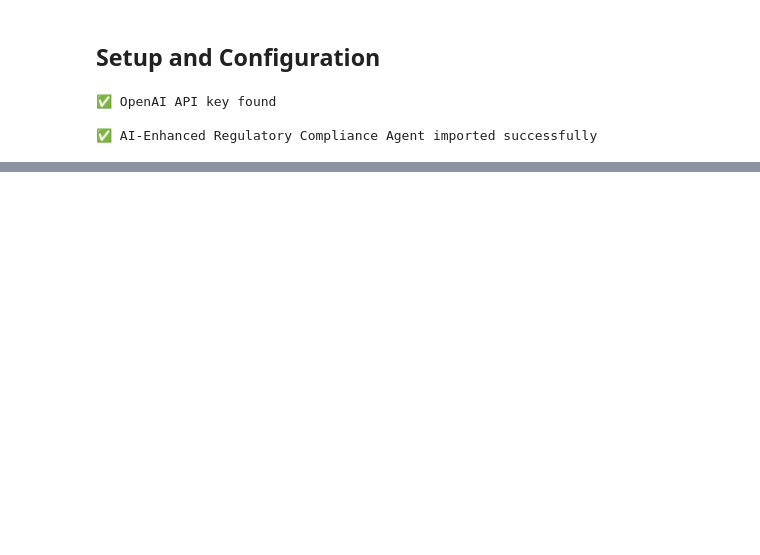
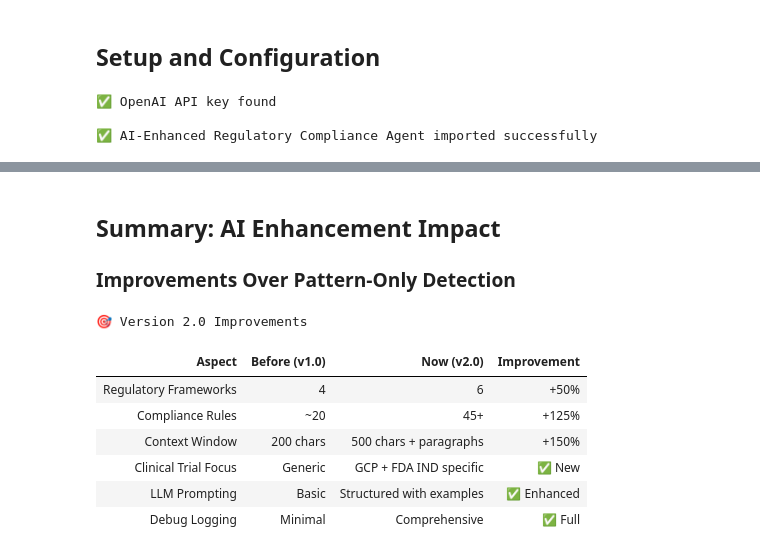
Before and after one commit to jmjlacosta/a2a-template, a Jupyter notebook: regulatory_compliance_demo.ipynb, the cells around one changed output, grey strips where cells are left out. Drawn from its saved outputs; the diff is of its cells as text; code cells hidden in the pictures; blank space fills up the shorter version.

```diff
--- a/regulatory_compliance_demo.ipynb
+++ b/regulatory_compliance_demo.ipynb
@@ -1785,0 +784,80 @@ Deploy on HealthUniverse or any A2A-compliant platform for automated, intelligen
+# %% [markdown]
+## Summary: AI Enhancement Impact
+
+### Improvements Over Pattern-Only Detection
+# %%
+display(HTML("""
+<div style="background-color: #f8f9fa; padding: 20px; border-radius: 10px;">
+    <h3 style="color: #2c3e50;">🎯 Version 2.0 Improvements</h3>
+
+    <table style="width: 100%; border-collapse: collapse; margin-top: 20px;">
+        <thead>
+            <tr style="background-color: #4169e1; color: white;">
+                <th style="padding: 10px; text-align: left;">Aspect</th>
+                <th style="padding: 10px; text-align: center;">Before (v1.0)</th>
+                <th style="padding: 10px; text-align: center;">Now (v2.0)</th>
+                <th style="padding: 10px; text-align: center;">Improvement</th>
+            </tr>
+        </thead>
+        <tbody>
+            <tr style="background-color: white;">
+                <td style="padding: 10px; border: 1px solid #ddd;">Regulatory Frameworks</td>
+                <td style="padding: 10px; border: 1px solid #ddd; text-align: center;">4</td>
+                <td style="padding: 10px; border: 1px solid #ddd; text-align: center; color: green;">6</td>
+                <td style="padding: 10px; border: 1px solid #ddd; text-align: center; font-weight: bold;">+50%</td>
+            </tr>
+            <tr style="background-color: #f8f9fa;">
+                <td style="padding: 10px; border: 1px solid #ddd;">Compliance Rules</td>
+                <td style="padding: 10px; border: 1px solid #ddd; text-align: center;">~20</td>
+                <td style="padding: 10px; border: 1px solid #ddd; text-align: center; color: green;">45+</td>
+                <td style="padding: 10px; border: 1px solid #ddd; text-align: center; font-weight: bold;">+125%</td>
+            </tr>
+            <tr style="background-color: white;">
+                <td style="padding: 10px; border: 1px solid #ddd;">Context Window</td>
+                <td style="padding: 10px; border: 1px solid #ddd; text-align: center;">200 chars</td>
+                <td style="padding: 10px; border: 1px solid #ddd; text-align: center; color: green;">500 chars + paragraphs</td>
+                <td style="padding: 10px; border: 1px solid #ddd; text-align: center; font-weight: bold;">+150%</td>
+            </tr>
+            <tr style="background-color: #f8f9fa;">
+                <td style="padding: 10px; border: 1px solid #ddd;">Clinical Trial Focus</td>
+                <td style="padding: 10px; border: 1px solid #ddd; text-align: center;">Generic</td>
+                <td style="padding: 10px; border: 1px solid #ddd; text-align: center; color: green;">GCP + FDA IND specific</td>
+                <td style="padding: 10px; border: 1px solid #ddd; text-align: center; font-weight: bold;">✅ New</td>
+            </tr>
+            <tr style="background-color: white;">
+                <td style="padding: 10px; border: 1px solid #ddd;">LLM Prompting</td>
+                <td style="padding: 10px; border: 1px solid #ddd; text-align: center;">Basic</td>
+                <td style="padding: 10px; border: 1px solid #ddd; text-align: center; color: green;">Structured with examples</td>
+                <td style="padding: 10px; border: 1px solid #ddd; text-align: center; font-weight: bold;">✅ Enhanced</td>
+            </tr>
+            <tr style="background-color: #f8f9fa;">
+                <td style="padding: 10px; border: 1px solid #ddd;">Debug Logging</td>
+                <td style="padding: 10px; border: 1px solid #ddd; text-align: center;">Minimal</td>
+                <td style="padding: 10px; border: 1px solid #ddd; text-align: center; color: green;">Comprehensive</td>
+                <td style="padding: 10px; border: 1px solid #ddd; text-align: center; font-weight: bold;">✅ Full</td>
+            </tr>
+        </tbody>
+    </table>
+
+    <div style="margin-top: 20px; padding: 15px; background-color: #e7f3ff; border-radius: 8px;">
+        <h4 style="color: #0066cc; margin-top: 0;">🚀 Key New Capabilities</h4>
+        <ul style="margin: 10px 0;">
+            <li><strong>GCP Compliance:</strong> Protocol adherence, source documentation, monitoring plans</li>
+            <li><strong>FDA IND:</strong> Safety reporting timelines, protocol amendments, Form 1572</li>
+            <li><strong>ALCOA+ Principles:</strong> Data integrity requirements for 21 CFR Part 11</li>
+            <li><strong>IRB Deep Dive:</strong> Informed consent elements, vulnerable populations, DSMB requirements</li>
+            <li><strong>Better Context:</strong> Full paragraph extraction for meaningful analysis</li>
+            <li><strong>PDF Support:</strong> Direct analysis of protocol PDFs</li>
+        </ul>
+    </div>
+</div>
+"""))
+# %% [output]
+🎯 Version 2.0 Improvements
+| Aspect | Before (v1.0) | Now (v2.0) | Improvement |
+| Regulatory Frameworks | 4 | 6 | +50% |
+| Compliance Rules | ~20 | 45+ | +125% |
+| Context Window | 200 chars | 500 chars + paragraphs | +150% |
+| Clinical Trial Focus | Generic | GCP + FDA IND specific | ✅ New |
+| LLM Prompting | Basic | Structured with examples | ✅ Enhanced |
+| Debug Logging | Minimal | Comprehensive | ✅ Full |
```
Also changed, not shown: parts of 37 cells of this notebook, 17 other files.
